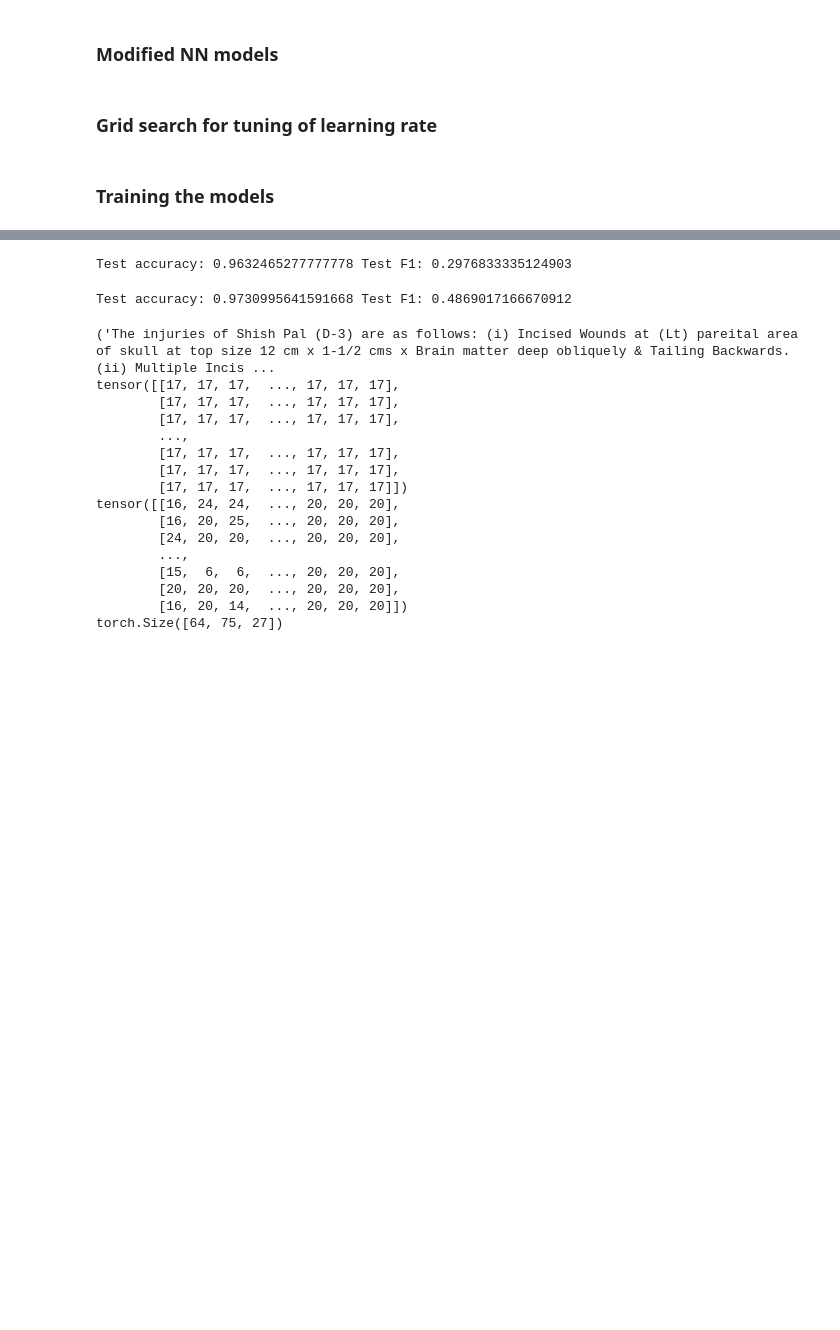
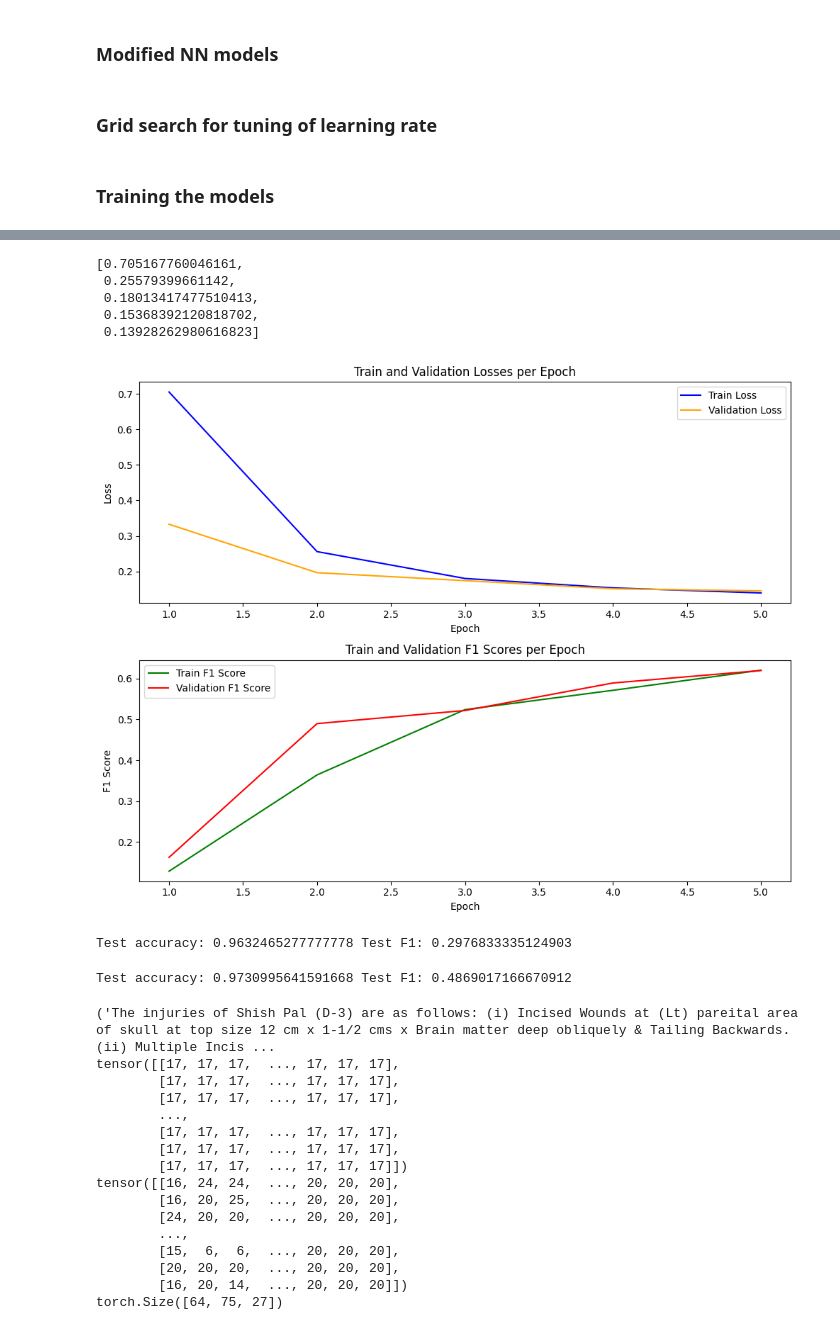
Before and after one commit to Jaskaran320/NLP-assignments, a Jupyter notebook: Assignment-2/Part2/LSTM.ipynb, the cells around one changed output, grey strips where cells are left out. Cells and saved outputs as stored; diff of their text form; code cells hidden in the pictures; blank space fills up the shorter version.

Commit message:
lstm made changes and got plot for one

```diff
--- a/Assignment-2/Part2/LSTM.ipynb
+++ b/Assignment-2/Part2/LSTM.ipynb
@@ -362,7 +435,7 @@ def train(model, train_loader, val_loader, criterion, optimizer,num_classes, num
               f"Train F1: {train_f1}, Val F1: {val_f1}")
         print("=====================================================================================================")
 
-    # return train_losses, val_losses, train_f1_scores, val_f1_scores, train_accuracy_scores, val_accuracy_scores
+    return train_losses, val_losses, train_f1_scores, val_f1_scores
 # %%
 # def train(model, train_loader, val_loader, criterion, optimizer, num_classes, num_epochs=10):
 #     train_losses = []
@@ -528,6 +601,6 @@ model = model.to(device)
 criterion = torch.nn.CrossEntropyLoss()
 optimizer = torch.optim.Adam(model.parameters(), lr=0.005)
 # %%
-train(model, NER_train_loader, NER_val_loader, criterion, optimizer, len(label_dict_NER), num_epochs=5)
+train_losses, val_losses, train_f1_scores, val_f1_scores=train(model, NER_train_loader, NER_val_loader, criterion, optimizer, len(label_dict_NER), num_epochs=5)
 # %% [output]
 Epoch 1
@@ -542,0 +623,42 @@ Train F1: 0.23283092265089494, Val F1: 0.24827701079952028
+# %%
+train_losses
+# %% [output]
+[0.705167760046161,
+ 0.25579399661142,
+ 0.18013417477510413,
+ 0.15368392120818702,
+ 0.13928262980616823]
+# %%
+import matplotlib.pyplot as plt
+
+train_f1_scores=train_accuracy_scores
+val_f1_scores=val_accuracy_scores
+
+epochs = range(1, len(train_losses) + 1)
+
+# Create subplots for losses and F1 scores
+fig, axs = plt.subplots(2, 1, figsize=(10, 8))
+
+# Plot losses
+axs[0].plot(epochs, train_losses, label='Train Loss', color='blue')
+axs[0].plot(epochs, val_losses, label='Validation Loss', color='orange')
+axs[0].set_xlabel('Epoch')
+axs[0].set_ylabel('Loss')
+axs[0].set_title('Train and Validation Losses per Epoch')
+axs[0].legend()
+
+# Plot F1 scores
+axs[1].plot(epochs, train_f1_scores, label='Train F1 Score', color='green')
+axs[1].plot(epochs, val_f1_scores, label='Validation F1 Score', color='red')
+axs[1].set_xlabel('Epoch')
+axs[1].set_ylabel('F1 Score')
+axs[1].set_title('Train and Validation F1 Scores per Epoch')
+axs[1].legend()
+
+# Adjust layout
+plt.tight_layout()
+
+# Show plots
+plt.show()
+# %% [output]
+[figure, added]
```
Also changed, not shown: parts of 6 cells of this notebook, 1 other file.
